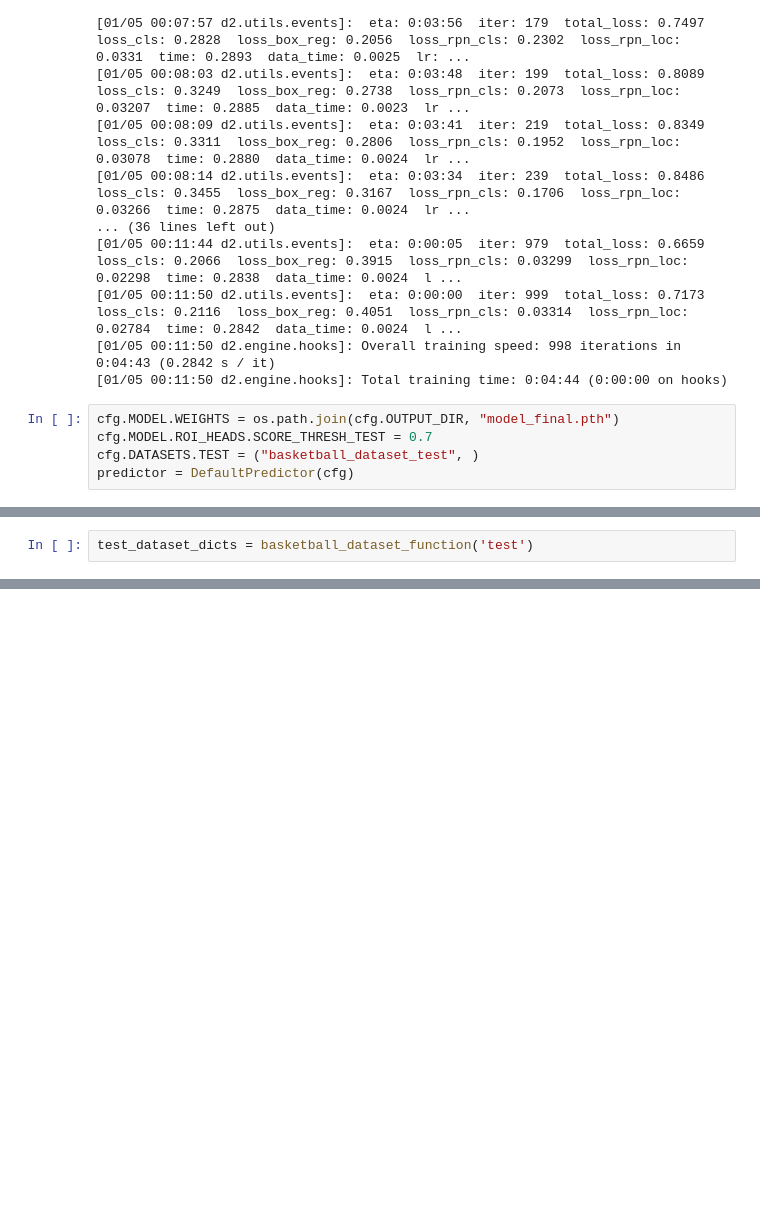
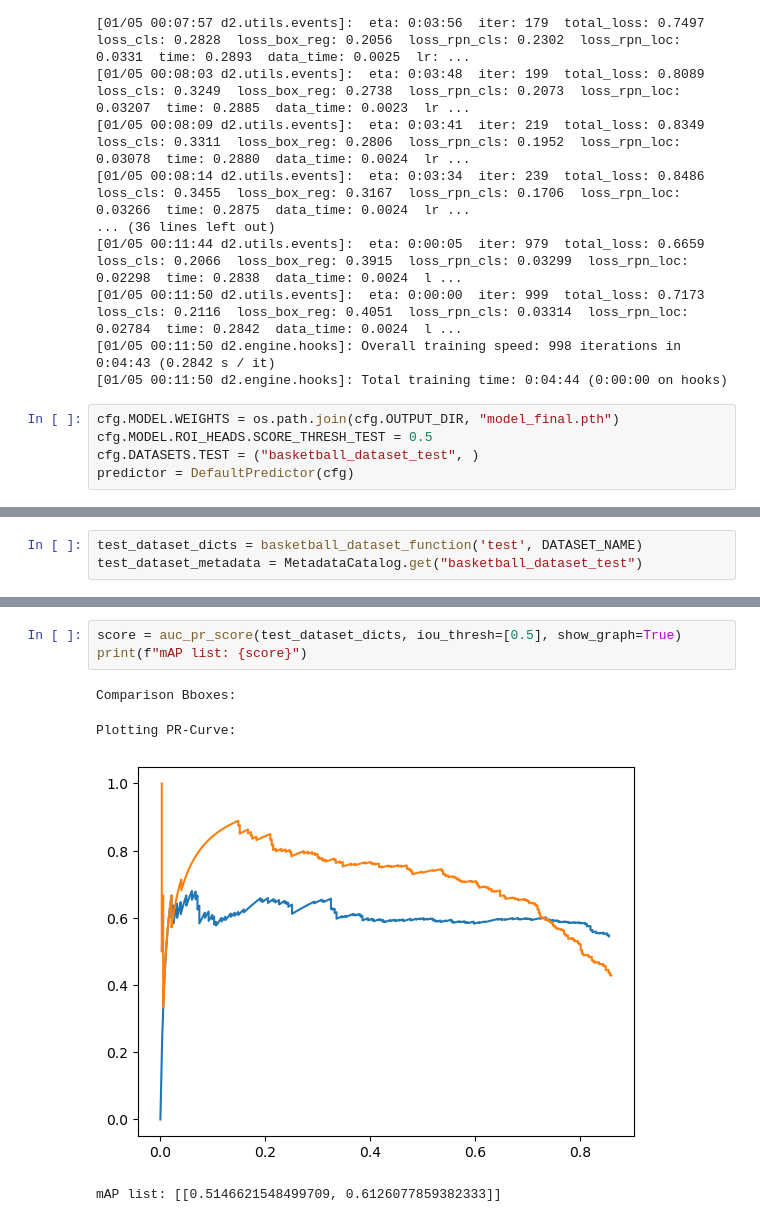
Before and after one commit to grannycola/my_projects, a Jupyter notebook: object_detection/main.ipynb, the cells around one changed output, grey strips where cells are left out. Cells and saved outputs as stored; diff of their text form; blank space fills up the shorter version.

```diff
--- a/object_detection/main.ipynb
+++ b/object_detection/main.ipynb
@@ -136,6 +138,6 @@ trainer.train()
 [01/05 00:11:50 d2.engine.hooks]: Total training time: 0:04:44 (0:00:00 on hooks)
 # %%
 cfg.MODEL.WEIGHTS = os.path.join(cfg.OUTPUT_DIR, "model_final.pth")
-cfg.MODEL.ROI_HEADS.SCORE_THRESH_TEST = 0.7
+cfg.MODEL.ROI_HEADS.SCORE_THRESH_TEST = 0.5
 cfg.DATASETS.TEST = ("basketball_dataset_test", )
 predictor = DefaultPredictor(cfg)
@@ -160,2 +144,3 @@ predictor = DefaultPredictor(cfg)
 # %%
-test_dataset_dicts = basketball_dataset_function('test')
+test_dataset_dicts = basketball_dataset_function('test', DATASET_NAME)
+test_dataset_metadata = MetadataCatalog.get("basketball_dataset_test")
@@ -218,0 +309,8 @@ print(score)
+# %%
+score = auc_pr_score(test_dataset_dicts, iou_thresh=[0.5], show_graph=True)
+print(f"mAP list: {score}")
+# %% [output]
+Сomparison Bboxes:
+Plotting PR-Curve:
+[figure, added]
+mAP list: [[0.5146621548499709, 0.6126077859382333]]
```
Also changed, not shown: parts of 24 cells of this notebook.
